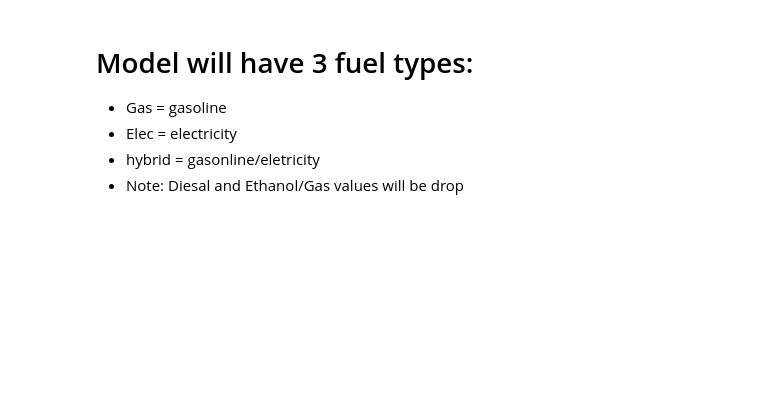
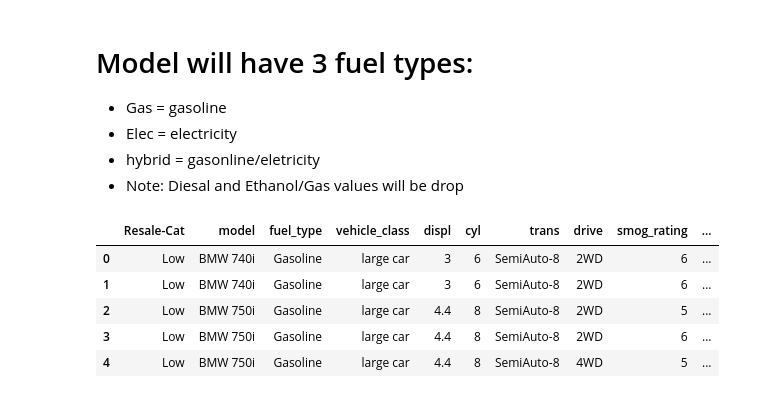
Before and after one commit to AxanderW/carDB, a Jupyter notebook: car-fuel-machine-learning.ipynb, the cells around one changed output. Saved outputs shown, nothing was run; the diff lists cells and outputs as text; code cells hidden in the pictures; blank space fills up the shorter version.

Commit message:
Axander added updated Machine Learning mode.

```diff
--- a/car-fuel-machine-learning.ipynb
+++ b/car-fuel-machine-learning.ipynb
@@ -534,0 +547,17 @@ Total unique fuel types: 5
+# %%
+ # Classify if car is high/low resale car
+# import car-sales csvs
+car_class = pd.read_excel('combined-feat-sales_v3.xlsx')
+car_class_df = car_class.copy()
+car_class_df = car_class.fillna('0')
+car_class_clean = car_class_df.copy()
+car_class_clean = car_class_df.drop(['Axander-Model', 'id','year'], axis=1)
+
+car_class_clean.head()
+# %% [output]
+|  | Resale-Cat | model | fuel_type | vehicle_class | displ | cyl | trans | drive | smog_rating | ... |
+| 0 | Low | BMW 740i | Gasoline | large car | 3 | 6 | SemiAuto-8 | 2WD | 6 | ... |
+| 1 | Low | BMW 740i | Gasoline | large car | 3 | 6 | SemiAuto-8 | 2WD | 6 | ... |
+| 2 | Low | BMW 750i | Gasoline | large car | 4.4 | 8 | SemiAuto-8 | 2WD | 5 | ... |
+| 3 | Low | BMW 750i | Gasoline | large car | 4.4 | 8 | SemiAuto-8 | 2WD | 6 | ... |
+| 4 | Low | BMW 750i | Gasoline | large car | 4.4 | 8 | SemiAuto-8 | 4WD | 5 | ... |
```
Also changed, not shown: parts of 45 cells of this notebook.
